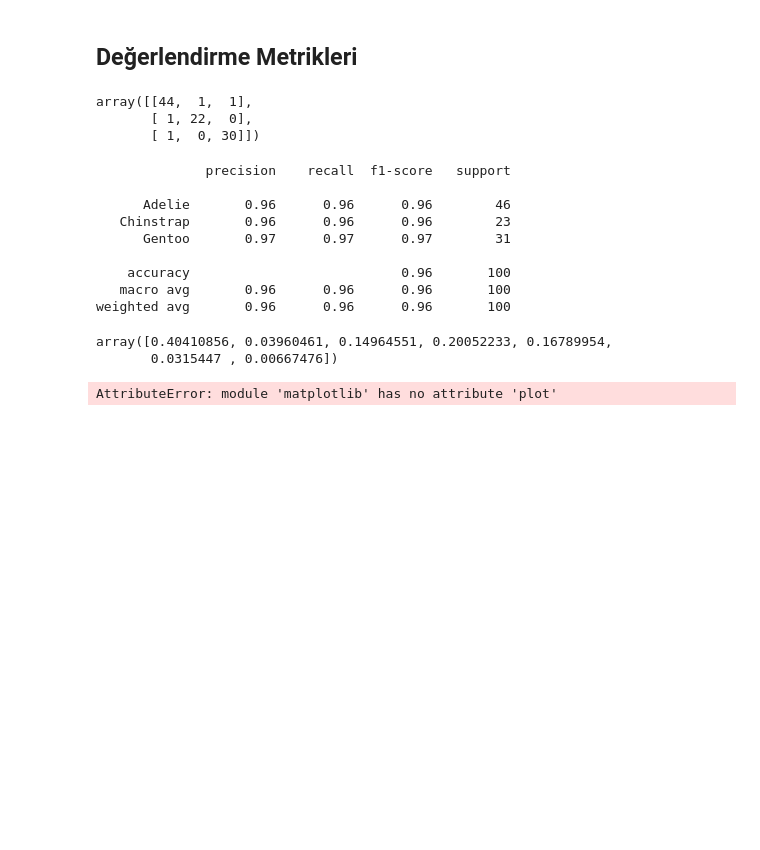
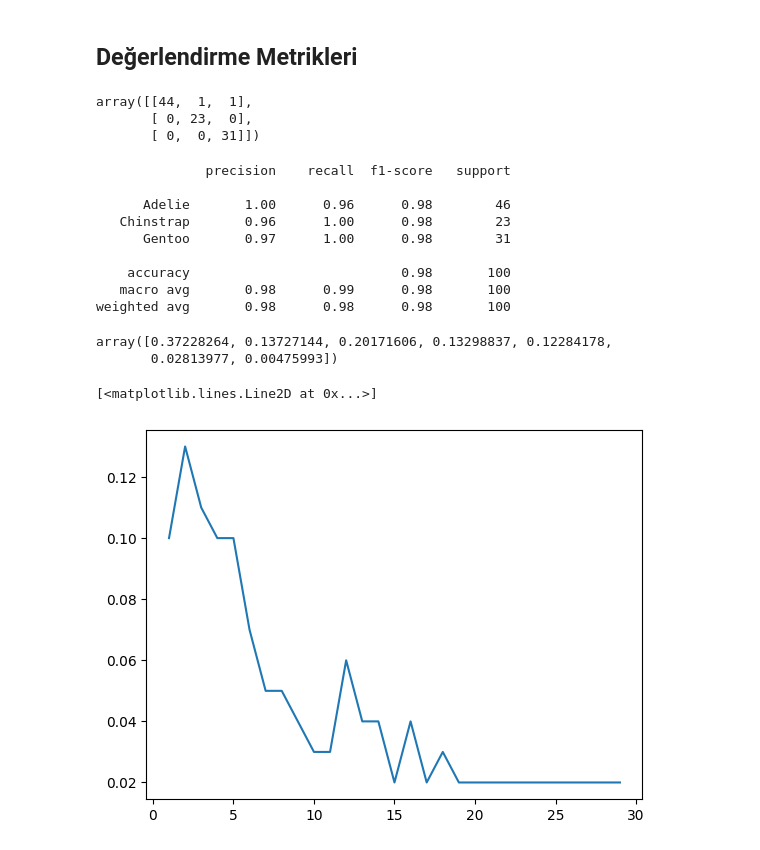
Before and after one commit to mustafaemirata/Veri-ve-Makine-Ogrenmesi, a Jupyter notebook: Ağaçlı Yöntemler/02 Random_Forest.ipynb, the cells around one changed output. Cells and saved outputs as stored; diff of their text form; code cells hidden in the pictures; blank space fills up the shorter version.

Commit message:
Random Forest düzenlendi.

```diff
--- a/Ağaçlı Yöntemler/02 Random_Forest.ipynb
+++ b/Ağaçlı Yöntemler/02 Random_Forest.ipynb
@@ -46,7 +46,7 @@ X_train, X_test, y_train,y_test=train_test_split(X,y,test_size=0.3,random_state=
 # %%
 from sklearn.ensemble import RandomForestClassifier
 # %%
-model=RandomForestClassifier(n_estimators=9,max_features="sqrt",random_state=9) #içindeki ağaç sayısı ->n_estimator
+model=RandomForestClassifier(n_estimators=20,max_features="sqrt",random_state=9) #içindeki ağaç sayısı ->n_estimator
 # %%
 model.fit(X_train,y_train)
 # %% [output]
@@ -61,27 +61,27 @@ from sklearn.metrics import confusion_matrix,ConfusionMatrixDisplay,classificati
 confusion_matrix(y_test,pengu_pred)
 # %% [output]
 array([[44,  1,  1],
-       [ 1, 22,  0],
-       [ 1,  0, 30]])
+       [ 0, 23,  0],
+       [ 0,  0, 31]])
 # %%
 print(classification_report(y_test,pengu_pred))
 # %% [output]
               precision    recall  f1-score   support
 
-      Adelie       0.96      0.96      0.96        46
-   Chinstrap       0.96      0.96      0.96        23
-      Gentoo       0.97      0.97      0.97        31
+      Adelie       1.00      0.96      0.98        46
+   Chinstrap       0.96      1.00      0.98        23
+      Gentoo       0.97      1.00      0.98        31
 
-    accuracy                           0.96       100
-   macro avg       0.96      0.96      0.96       100
-weighted avg       0.96      0.96      0.96       100
+    accuracy                           0.98       100
+   macro avg       0.98      0.99      0.98       100
+weighted avg       0.98      0.98      0.98       100
 # %%
 ## sonuç decision tree'ye göre daha kötü oldu.
 # %%
 model.feature_importances_
 # %% [output]
-array([0.40410856, 0.03960461, 0.14964551, 0.20052233, 0.16789954,
-       0.0315447 , 0.00667476])
+array([0.37228264, 0.13727144, 0.20171606, 0.13298837, 0.12284178,
+       0.02813977, 0.00475993])
 # %%
 hata=[]
 
@@ -91,6 +91,7 @@ for n in range(1,99):
     deneme_pred=model.predict(X_test)
     hata.append(1-accuracy_score(deneme_pred,y_test))
 # %%
-plt.plot(range(1,99),hata,label="Hata Oranı")
+plt.plot(range(1, 30), hata[:29], label="Hata Oranı")
 # %% [output]
-AttributeError: module 'matplotlib' has no attribute 'plot'
+[<matplotlib.lines.Line2D at 0x...>]
+[figure, added]
```
Also changed, not shown: parts of 3 cells of this notebook.
